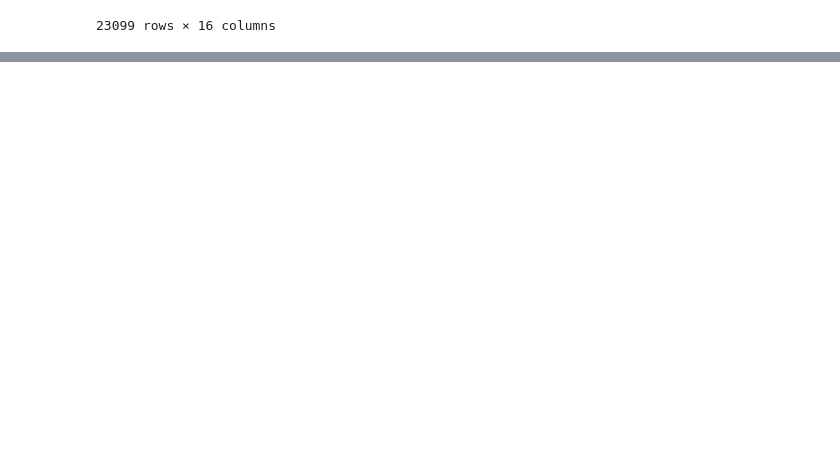
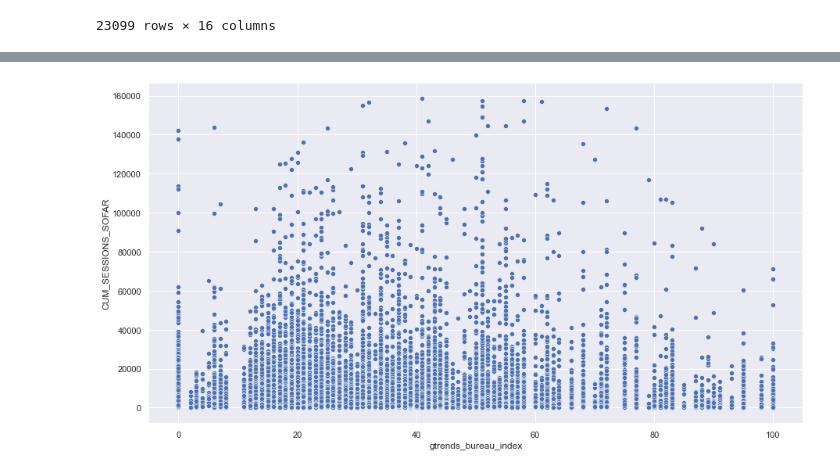
Before and after one commit to hlwestberg/GA-DS-Repo, a Jupyter notebook: capstone/notebooks/6-merge-data-sets.ipynb, the cells around one changed output, grey strips where cells are left out. Saved outputs shown, nothing was run; the diff lists cells and outputs as text; code cells hidden in the pictures; blank space fills up the shorter version.

```diff
--- a/capstone/notebooks/6-merge-data-sets.ipynb
+++ b/capstone/notebooks/6-merge-data-sets.ipynb
@@ -304,3 +304,5 @@ article_final
 23099 rows × 16 columns
 # %%
 article_final.to_csv('../data/processed/articles_final_features.csv')
+# %%
+reload = pd.read_csv('../data/processed/articles_final_features.csv')
@@ -306,0 +318,5 @@ article_final.to_csv('../data/processed/articles_final_features.csv')
+# %%
+sns.set(rc = {'figure.figsize':(15,8)})
+sns.scatterplot(data = reload, x='gtrends_bureau_index', y='CUM_SESSIONS_SOFAR' );
+# %% [output]
+[figure, added]
```
Also changed, not shown: parts of 4 cells of this notebook, 1 other file.
